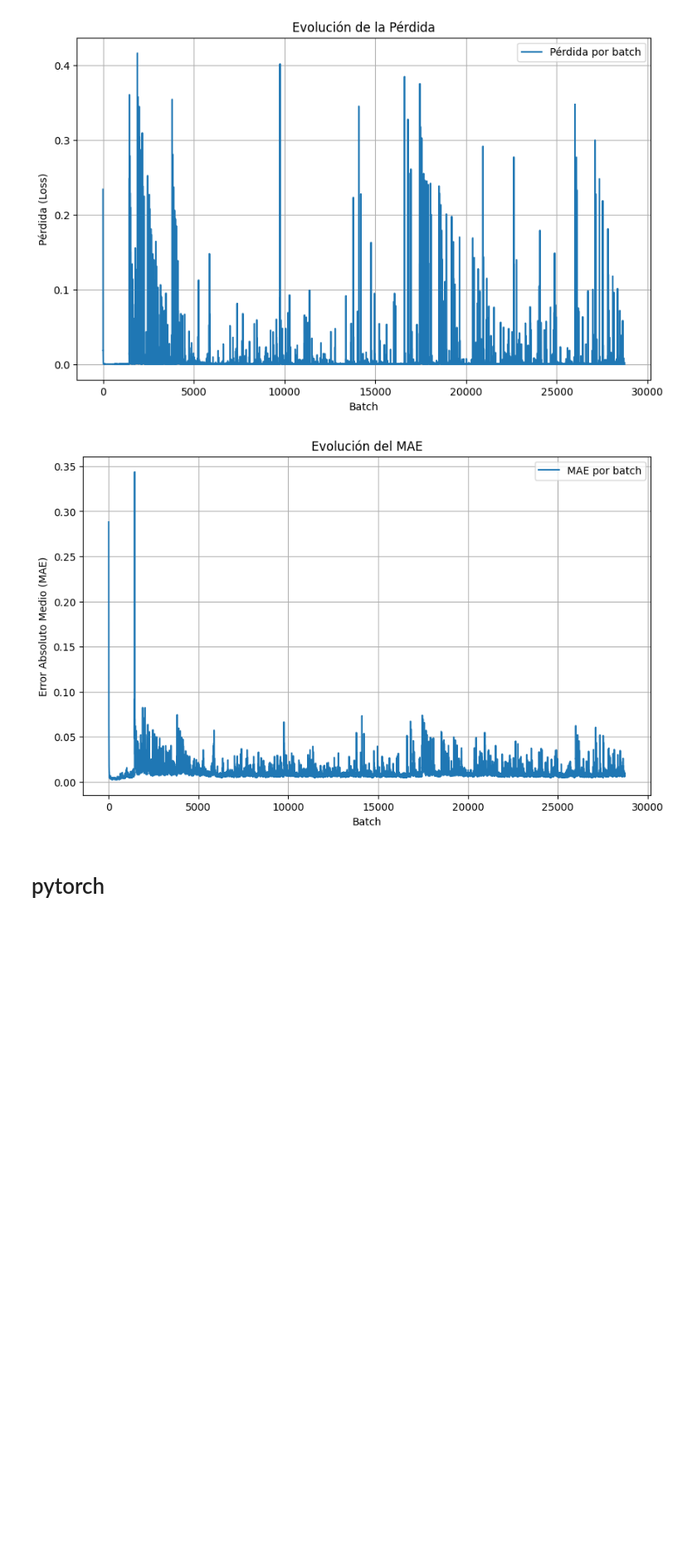
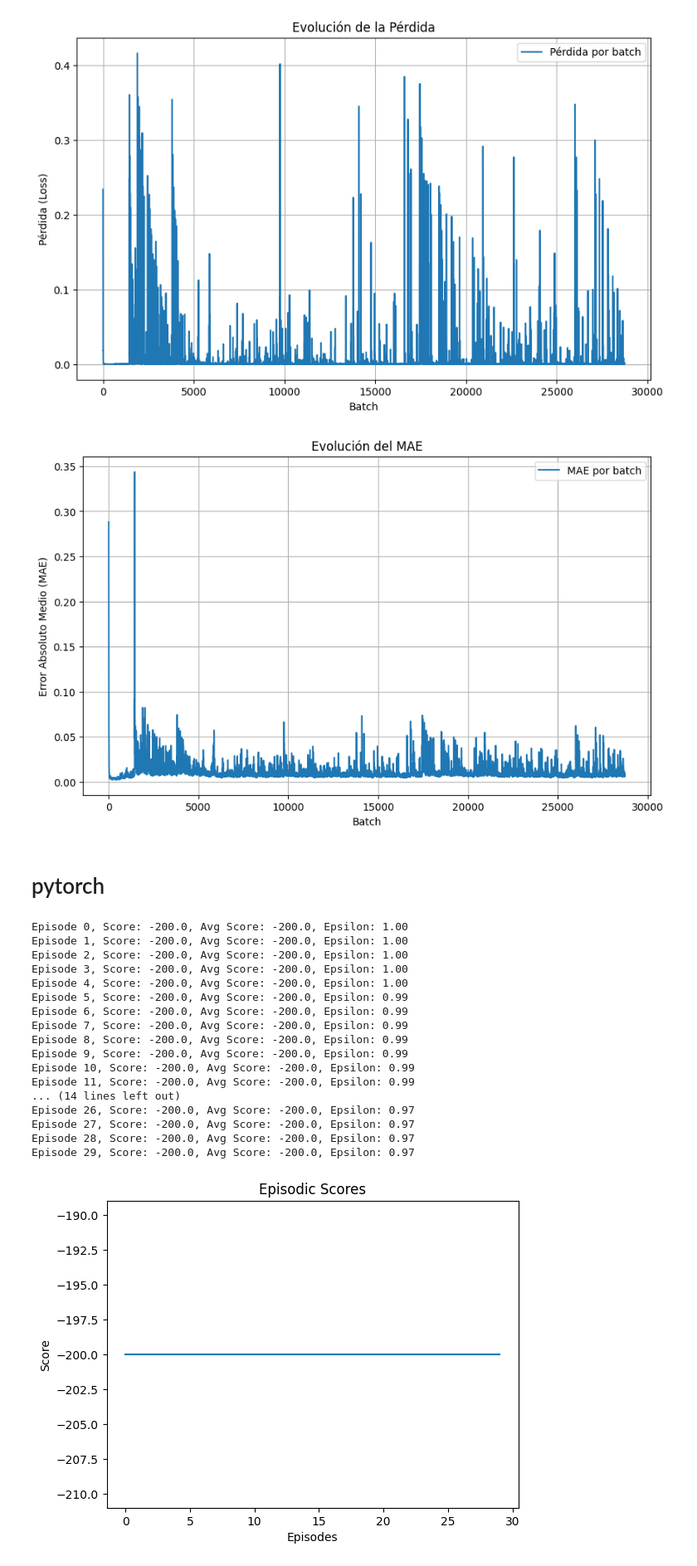
Before and after one commit to camian0/Intelligent-II-DQN, a Jupyter notebook: MountainCar.ipynb, the cells around one changed output. Shown at 83% size. Cells and saved outputs as stored; diff of their text form; code cells hidden in the pictures; blank space fills up the shorter version.

Commit message:
feat: model and train code was modified

```diff
--- a/MountainCar.ipynb
+++ b/MountainCar.ipynb
@@ -310,11 +421,26 @@ def train_dqn(
             next_state = np.array(next_state, dtype=np.float32)
             episode_score += reward
 
-            if terminated:
-                if episode_score >= 200:
-                    reward = 100  # Recompensa por alcanzar la meta
-                else:
-                    reward = -10  # Penalización si no alcanza la meta
+            # Normalización
+            next_state = (next_state - env.observation_space.low) / (
+                env.observation_space.high - env.observation_space.low
+            )
+            next_state = 2 * next_state - 1
+
+            # Recompensa informativa
+            goal_position = 0.5
+            reward += (next_state[0] - state[0]) * 10  # Recompensa por acercarse
+            reward += abs(next_state[1])  # Recompensa por velocidad
+            if next_state[0] >= goal_position:
+                reward += 100  # Meta alcanzada
+            elif truncated:
+                reward -= 10  # Penalización por tiempo agotado
+
+            # if terminated:
+            #     if episode_score >= 200:
+            #         reward = 100  # Recompensa por alcanzar la meta
+            #     else:
+            #         reward = -10  # Penalización si no alcanza la meta
 
             agent.store_experience(state, action, reward, next_state, terminated)
             agent.train()
@@ -329,7 +455,7 @@ def train_dqn(
             # )
             # out.write(frame_bgr)
 
-            if terminated:
+            if terminated or truncated:
                 break
 
         agent.epsilon = max(agent.epsilon * agent.epsilon_decay, agent.epsilon_min)
@@ -337,16 +463,40 @@ def train_dqn(
 
         if episode % target_update == 0:
             agent.update_target_network()
+        mean_score = np.mean(scores[-100:])
+        print(f"Episode {episode}, Score: {episode_score}, Avg Score: {mean_score}, Epsilon: {agent.epsilon:.2f}")
 
-        print(
-            f"Episode {episode}, Score: {episode_score}, Epsilon: {agent.epsilon:.2f}"
-        )
+
+        # print(
+        #     f"Episode {episode}, Score: {episode_score}, Epsilon: {agent.epsilon:.2f}"
+        # )
 
     # out.release()
     env.close()
 
     plot_scores(scores)
+    plot_loss(agent.loss_history)
+    plot_mae(agent.mae_history)
 
-    return scores
+    return scores, agent.loss_history, agent.mae_history
 # %%
-scores = train_dqn(episodes=10)
+scores = train_dqn(episodes=30)
+# %% [output]
+Episode 0, Score: -200.0, Avg Score: -200.0, Epsilon: 1.00
+Episode 1, Score: -200.0, Avg Score: -200.0, Epsilon: 1.00
+Episode 2, Score: -200.0, Avg Score: -200.0, Epsilon: 1.00
+Episode 3, Score: -200.0, Avg Score: -200.0, Epsilon: 1.00
+Episode 4, Score: -200.0, Avg Score: -200.0, Epsilon: 1.00
+Episode 5, Score: -200.0, Avg Score: -200.0, Epsilon: 0.99
+Episode 6, Score: -200.0, Avg Score: -200.0, Epsilon: 0.99
+Episode 7, Score: -200.0, Avg Score: -200.0, Epsilon: 0.99
+Episode 8, Score: -200.0, Avg Score: -200.0, Epsilon: 0.99
+Episode 9, Score: -200.0, Avg Score: -200.0, Epsilon: 0.99
+Episode 10, Score: -200.0, Avg Score: -200.0, Epsilon: 0.99
+Episode 11, Score: -200.0, Avg Score: -200.0, Epsilon: 0.99
+... (14 lines left out)
+Episode 26, Score: -200.0, Avg Score: -200.0, Epsilon: 0.97
+Episode 27, Score: -200.0, Avg Score: -200.0, Epsilon: 0.97
+Episode 28, Score: -200.0, Avg Score: -200.0, Epsilon: 0.97
+Episode 29, Score: -200.0, Avg Score: -200.0, Epsilon: 0.97
+[figure, added]
```
Also changed, not shown: parts of 5 cells of this notebook.
